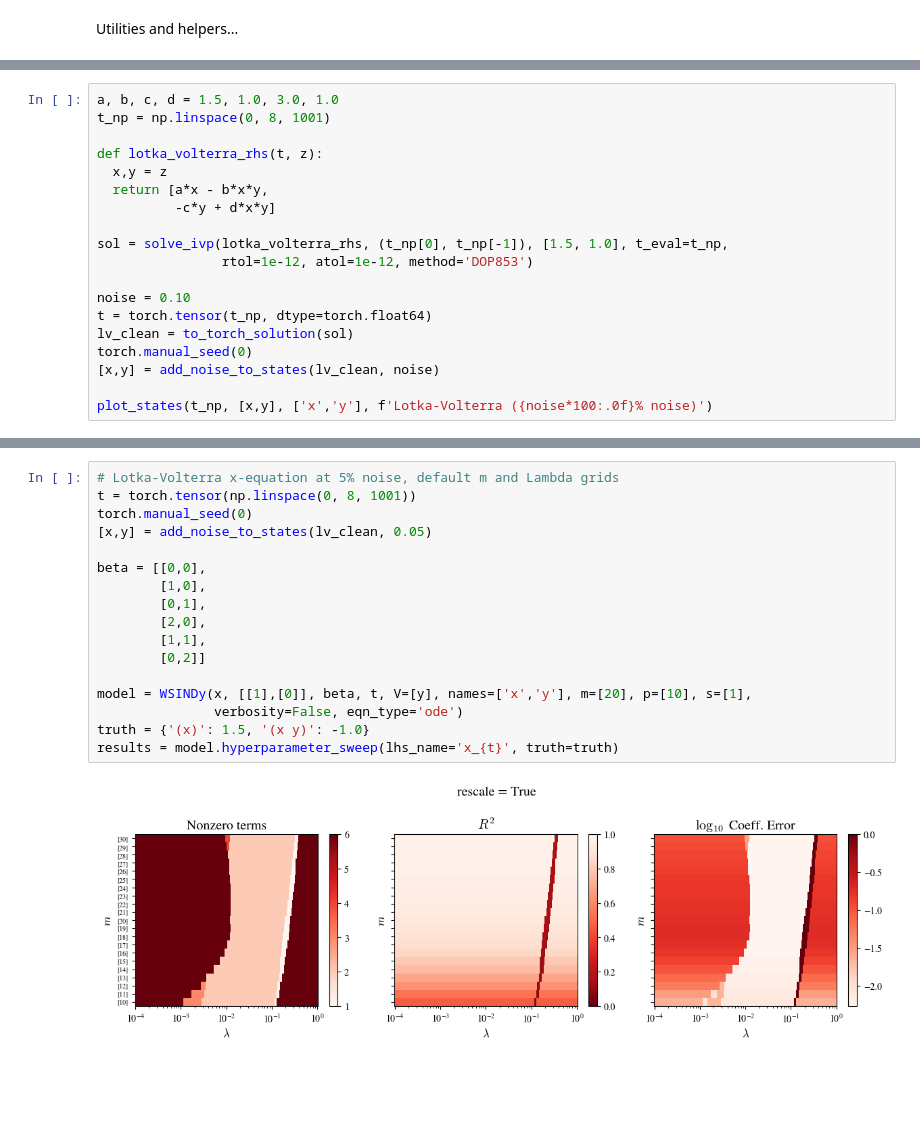
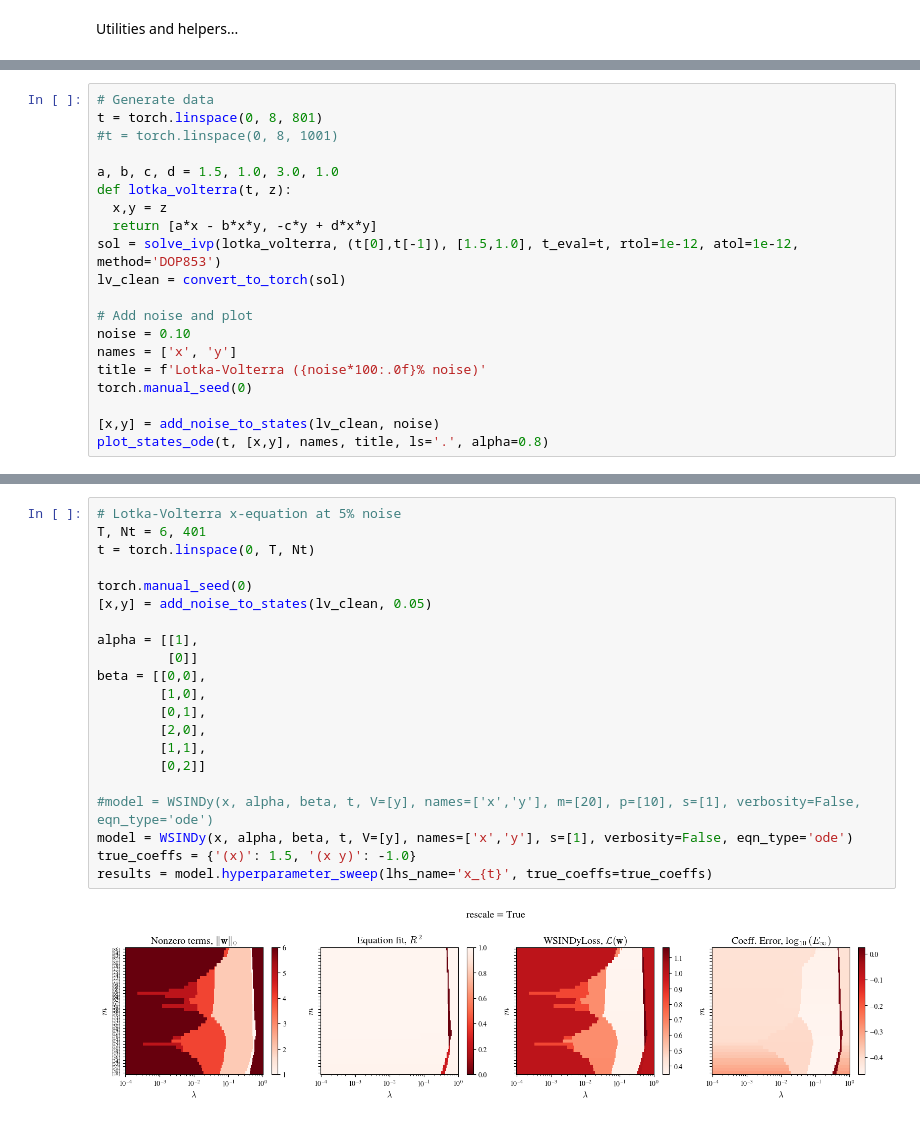
Before and after one commit to SethMinor/PyWSINDy-for-PDEs, a Jupyter notebook: examples/wsindy_ode_examples.ipynb, the cells around one changed output, grey strips where cells are left out. Saved outputs shown, nothing was run; the diff lists cells and outputs as text; blank space fills up the shorter version.

```diff
--- a/examples/wsindy_ode_examples.ipynb
+++ b/examples/wsindy_ode_examples.ipynb
@@ -182,20 +156,21 @@ This pup is:
 # %%
+# Generate data
+t = torch.linspace(0, 8, 801)
+#t = torch.linspace(0, 8, 1001)
+
 a, b, c, d = 1.5, 1.0, 3.0, 1.0
-t_np = np.linspace(0, 8, 1001)
+def lotka_volterra(t, z):
+  x,y = z
+  return [a*x - b*x*y, -c*y + d*x*y]
+sol = solve_ivp(lotka_volterra, (t[0],t[-1]), [1.5,1.0], t_eval=t, rtol=1e-12, atol=1e-12, method='DOP853')
+lv_clean = convert_to_torch(sol)
 
-def lotka_volterra_rhs(t, z):
-  x,y = z
-  return [a*x - b*x*y,
-          -c*y + d*x*y]
+# Add noise and plot
+noise = 0.10
+names = ['x', 'y']
+title = f'Lotka-Volterra ({noise*100:.0f}% noise)'
+torch.manual_seed(0)
 
-sol = solve_ivp(lotka_volterra_rhs, (t_np[0], t_np[-1]), [1.5, 1.0], t_eval=t_np,
-                rtol=1e-12, atol=1e-12, method='DOP853')
-
-noise = 0.10
-t = torch.tensor(t_np, dtype=torch.float64)
-lv_clean = to_torch_solution(sol)
-torch.manual_seed(0)
 [x,y] = add_noise_to_states(lv_clean, noise)
-
-plot_states(t_np, [x,y], ['x','y'], f'Lotka-Volterra ({noise*100:.0f}% noise)')
+plot_states_ode(t, [x,y], names, title, ls='.', alpha=0.8)
 # %% [output]
@@ -400,19 +347,23 @@ The heatmaps show sparsity, $R^2$, and $\log_{10}$ coefficient error over the $m
 # %%
-# Lotka-Volterra x-equation at 5% noise, default m and Lambda grids
-t = torch.tensor(np.linspace(0, 8, 1001))
+# Lotka-Volterra x-equation at 5% noise
+T, Nt = 6, 401
+t = torch.linspace(0, T, Nt)
+
 torch.manual_seed(0)
 [x,y] = add_noise_to_states(lv_clean, 0.05)
 
+alpha = [[1],
+         [0]]
 beta = [[0,0],
         [1,0],
         [0,1],
         [2,0],
         [1,1],
         [0,2]]
 
-model = WSINDy(x, [[1],[0]], beta, t, V=[y], names=['x','y'], m=[20], p=[10], s=[1],
-               verbosity=False, eqn_type='ode')
-truth = {'(x)': 1.5, '(x y)': -1.0}
-results = model.hyperparameter_sweep(lhs_name='x_{t}', truth=truth)
+#model = WSINDy(x, alpha, beta, t, V=[y], names=['x','y'], m=[20], p=[10], s=[1], verbosity=False, eqn_type='ode')
+model = WSINDy(x, alpha, beta, t, V=[y], names=['x','y'], s=[1], verbosity=False, eqn_type='ode')
+true_coeffs = {'(x)': 1.5, '(x y)': -1.0}
+results = model.hyperparameter_sweep(lhs_name='x_{t}', true_coeffs=true_coeffs)
 # %% [output]
-[figure, old version]
+[figure, new version]
```
Also changed, not shown: parts of 19 cells of this notebook, 2 other files.
